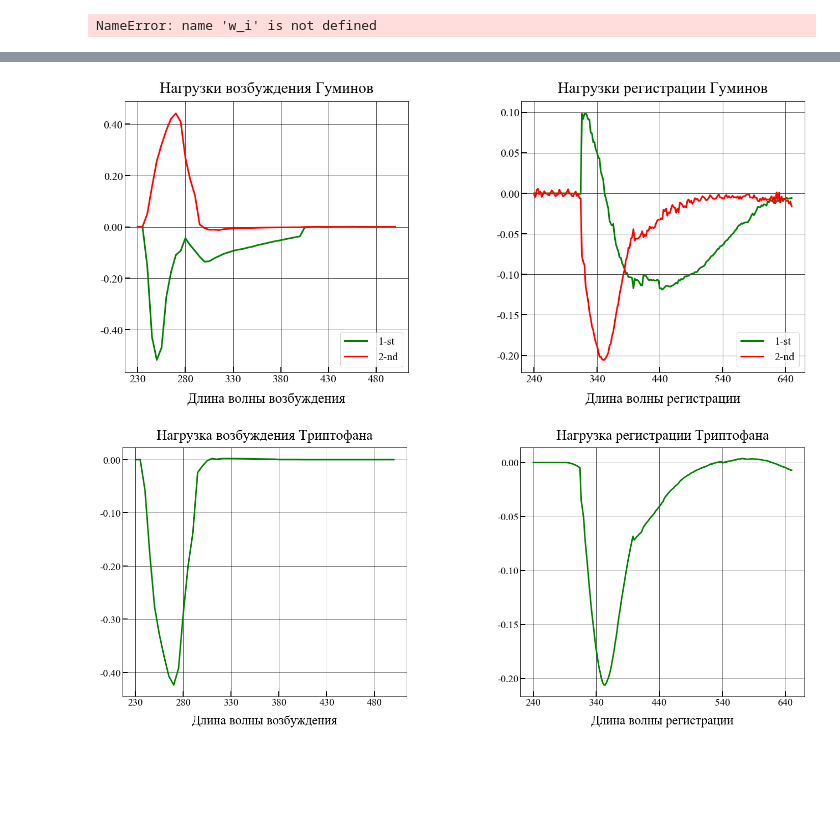
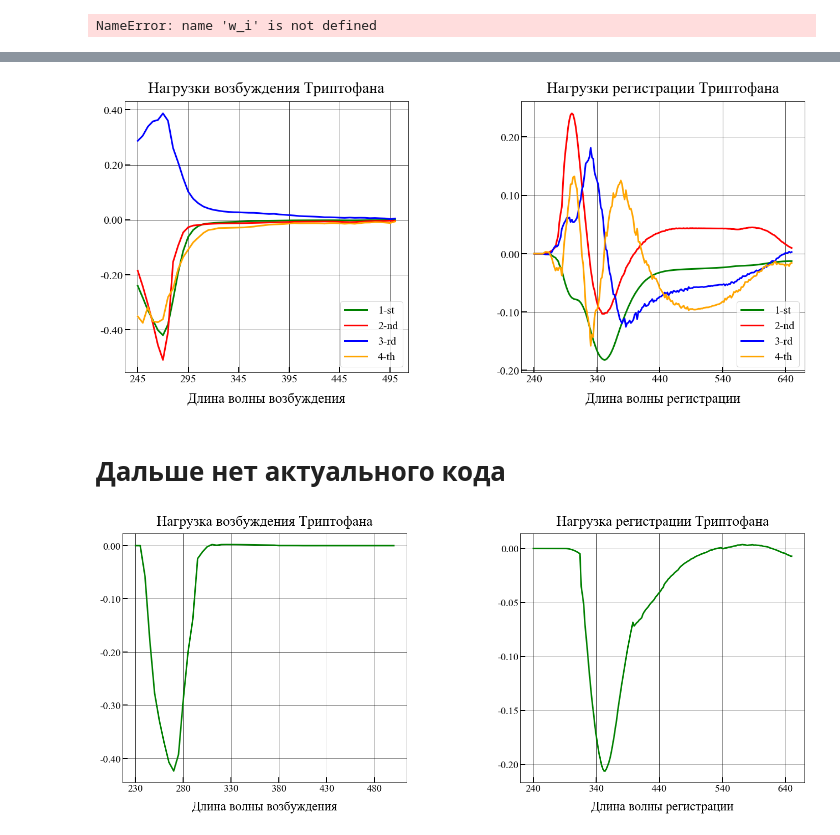
Before and after one commit to 89605502155/ML-repositry, a Jupyter notebook: new_NPLS1.ipynb, the cells around one changed output, grey strips where cells are left out. Drawn from its saved outputs; the diff is of its cells as text; code cells hidden in the pictures; blank space fills up the shorter version.

```diff
--- a/new_NPLS1.ipynb
+++ b/new_NPLS1.ipynb
@@ -410,7 +448,7 @@ array([1.65895884, 2.90884316, 1.09367965, 2.4133796 , 2.82216814,
 # %%
 npls1=Tri_PLS1_grid()
 scoring={'mse': make_scorer(mean_squared_error),'r2':'r2'}
-parametrsNames={'n_components': range(1,37),
+parametrsNames={'n_components': range(1,5),
                 'a': [0.09]}
 # %%
 %%time
@@ -441,0 +484,7 @@ max(r2_cv)
+# %%
+def sett(st,end,num):
+    li=list()
+    step=int(((end-st)/num))
+    for i in range(st,end+step,step):
+        li.append(Decimal((i/100)).quantize(Decimal("1.00")))
+    return li
@@ -636,56 +845,60 @@ gs = gridspec.GridSpec(ncols=2, nrows=1, figure=fg)
 plt.subplots_adjust(wspace=0.4, hspace=0.45)
 
 fig_ax_1 = fg.add_subplot(gs[0,0])
-fig_ax_1.plot(flatten(w_i).transpose()[:,0],"-",color="green",lw=3,label="1-st")
-fig_ax_1.plot(flatten(w_i).transpose()[:,1],"-",color="red",lw=3,label="2-nd")
+fig_ax_1.plot(flatten(gridCought.best_estimator_.w_i).transpose()[:,0],"-",color="green",lw=3,label="1-st")
+fig_ax_1.plot(flatten(gridCought.best_estimator_.w_i).transpose()[:,1],"-",color="red",lw=3,label="2-nd")
+fig_ax_1.plot(flatten(gridCought.best_estimator_.w_i).transpose()[:,2],"-",color="blue",lw=3,label="3-rd")
+fig_ax_1.plot(flatten(gridCought.best_estimator_.w_i).transpose()[:,3],"-",color="orange",lw=3,label="4-th")
 #axs.set_xticks(range(0,19,1)) # Задаём места, где будет сетка и метки по оси ох
 #axs.set_yticks(np.linspace(-0.60, 0.60, num = 13))
 #fig_ax_1.set_ylabel('Концентрация мкг/л',  fontsize=25,labelpad=5)
 fig_ax_1.grid(color="black", drawstyle="default", linewidth=0.7)
 fig_ax_1.set_xlabel("Длина волны возбуждения",  fontsize=25,labelpad=15)
-fig_ax_1.set_title("Нагрузки возбуждения Гуминов", fontsize=28,loc="center" ,pad=15)
+fig_ax_1.set_title("Нагрузки возбуждения Триптофана", fontsize=28,loc="center" ,pad=15)
 fig_ax_1.tick_params(which='major', length=10, width=2)
 #fig_ax_1.legend()
 #axs.ticklabel_format()
-fig_ax_1.set_xticklabels(range(180,545,50), fontsize=20)
-fig_ax_1.set_yticklabels(['0','-0.40','-0.20','0.00','0.20','0.40','0.1','0.2','0.3','0.4'], fontsize=20)
+fig_ax_1.set_xticklabels(range(195,560,50), fontsize=20)
+fig_ax_1.set_yticklabels(sett(-60,40,5), fontsize=20)
 fig_ax_1.get_xaxis().set_tick_params(direction='in')
 fig_ax_1.get_yaxis().set_tick_params(direction='in')
 fig_ax_1.legend(loc=4,fontsize=20, markerscale=1,handletextpad=1)
 #axs.set_xlim(xmax=19) # можно определить границы графика которые будут выводиться на экран
 
 
 
 
 
 
 fig_ax_2 = fg.add_subplot(gs[0, 1])
-fig_ax_2.plot(flatten(w_k).transpose()[:,0],"-",color="green",lw=3,label="1-st")
-fig_ax_2.plot(flatten(w_k).transpose()[:,1],"-",color="red",lw=3,label="2-nd")
+fig_ax_2.plot(flatten(gridCought.best_estimator_.w_k).transpose()[:,0],"-",color="green",lw=3,label="1-st")
+fig_ax_2.plot(flatten(gridCought.best_estimator_.w_k).transpose()[:,1],"-",color="red",lw=3,label="2-nd")
+fig_ax_2.plot(flatten(gridCought.best_estimator_.w_k).transpose()[:,2],"-",color="blue",lw=3,label="3-rd")
+fig_ax_2.plot(flatten(gridCought.best_estimator_.w_k).transpose()[:,3],"-",color="orange",lw=3,label="4-th")
 #axs.set_xticks(range(0,19,1)) # Задаём места, где будет сетка и метки по оси ох
 #axs.set_yticks(np.linspace(-0.60, 0.60, num = 13))
 #fig_ax_2.set_ylabel('Концентрация мкг/л',  fontsize=25,labelpad=5)
 fig_ax_2.grid(color="black", drawstyle="default", linewidth=0.7)
 fig_ax_2.set_xlabel("Длина волны регистрации",  fontsize=25,labelpad=15)
-fig_ax_2.set_title("Нагрузки регистрации Гуминов", fontsize=28,loc="center" ,pad=15)
+fig_ax_2.set_title("Нагрузки регистрации Триптофана", fontsize=28,loc="center" ,pad=15)
 fig_ax_2.tick_params(which='major', length=10, width=2)
 #fig_ax_2.legend()
 #axs.ticklabel_format()
 fig_ax_2.set_xticklabels(range(140,740,100), fontsize=20)
-fig_ax_2.set_yticklabels(['5','-0.20','-0.15','-0.10','-0.05','0.00','0.05','0.10','0.20','1.0','9'], fontsize=20)
+fig_ax_2.set_yticklabels(sett(-30,20,5), fontsize=20)
 fig_ax_2.get_xaxis().set_tick_params(direction='in')
 fig_ax_2.get_yaxis().set_tick_params(direction='in')
 fig_ax_2.legend(loc=4,fontsize=20, markerscale=1,handletextpad=1)
 #axs.set_xlim(xmax=19) # можно определить границы графика которые будут выводиться на экран
 
 
 
 
 
 
-plt.savefig('Humic_N-PLS1_loading_all_2_component.png', format='png', dpi=300)
-plt.savefig("Humic_N-PLS1_loading_all_2_component.svg", format="svg")
+plt.savefig('Trp_N-PLS1_loading_all_no_centering_09_11_21.png', format='png', dpi=300)
+plt.savefig("Trp_N-PLS1_loading_all_no_centering_09_11_21.svg", format="svg")
 
 plt.show();
 # %% [output]
-[figure, old version]
+[figure, new version]
@@ -692,3 +912,5 @@ plt.show();
+# %% [markdown]
+# Дальше нет актуального кода
 # %%
 import matplotlib.gridspec as gridspec
 fg = plt.figure(figsize=(24, 9),constrained_layout=False)
```
Also changed, not shown: parts of 36 cells of this notebook, 1 other file.
